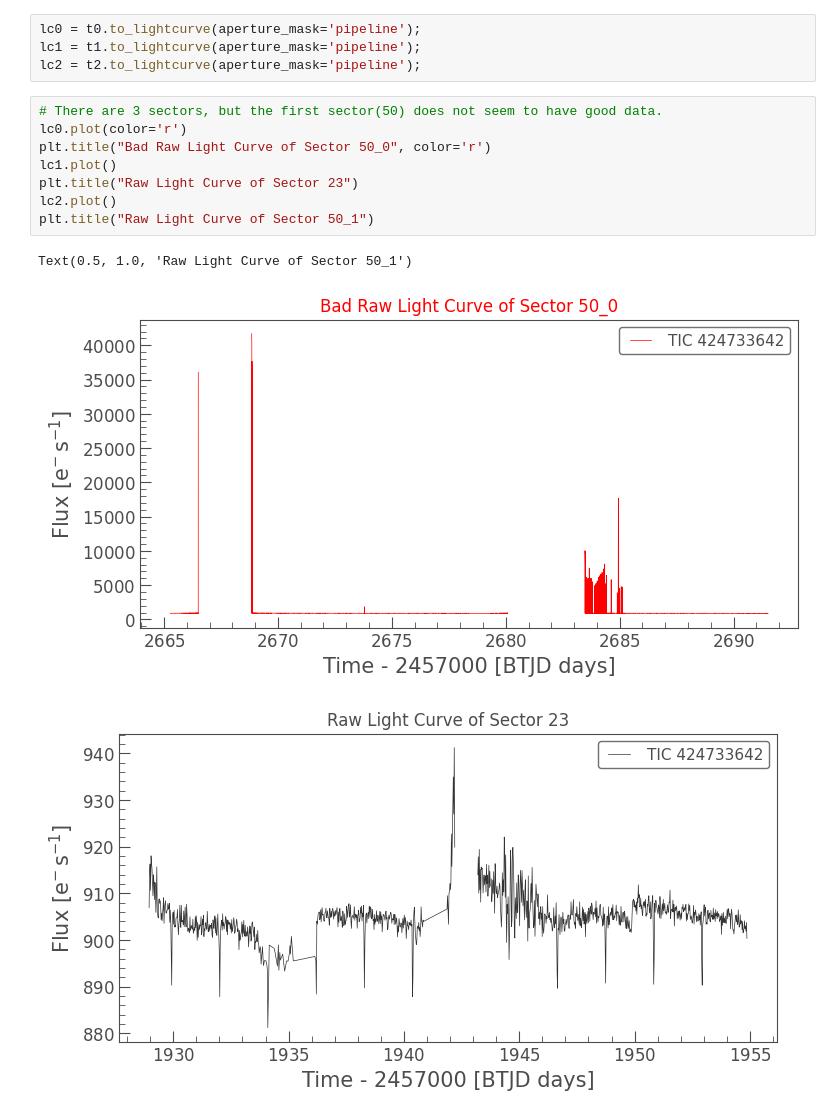
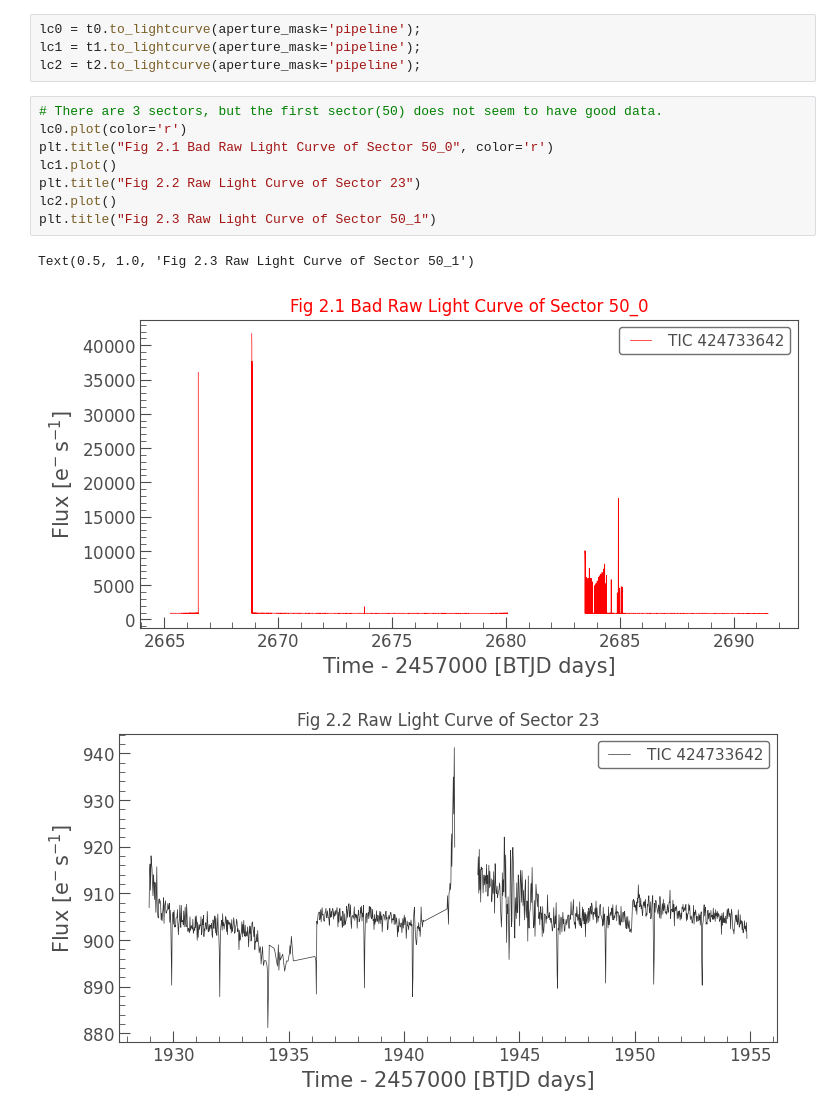
Before and after one commit to sophia268238/astronomy_ml, a Jupyter notebook: notebooks/TOI_1858.ipynb, the cells around one changed output. Cells and saved outputs as stored; diff of their text form.

```diff
--- a/notebooks/TOI_1858.ipynb
+++ b/notebooks/TOI_1858.ipynb
@@ -47,12 +50,12 @@ lc2 = t2.to_lightcurve(aperture_mask='pipeline');
 # %%
 # There are 3 sectors, but the first sector(50) does not seem to have good data.
 lc0.plot(color='r')
-plt.title("Bad Raw Light Curve of Sector 50_0", color='r')
+plt.title("Fig 2.1 Bad Raw Light Curve of Sector 50_0", color='r')
 lc1.plot()
-plt.title("Raw Light Curve of Sector 23")
+plt.title("Fig 2.2 Raw Light Curve of Sector 23")
 lc2.plot()
-plt.title("Raw Light Curve of Sector 50_1")
+plt.title("Fig 2.3 Raw Light Curve of Sector 50_1")
 # %% [output]
-Text(0.5, 1.0, 'Raw Light Curve of Sector 50_1')
+Text(0.5, 1.0, 'Fig 2.3 Raw Light Curve of Sector 50_1')
-[figure, old version]
+[figure, new version]
-[figure, old version]
+[figure, new version]
```
Also changed, not shown: parts of 7 cells of this notebook.
